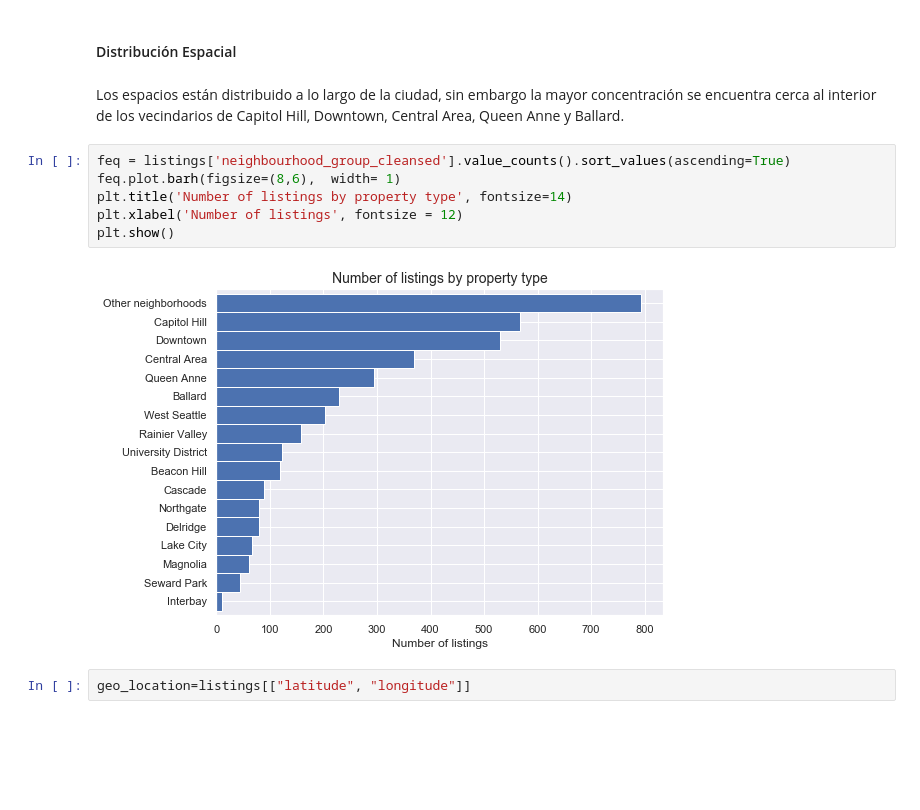
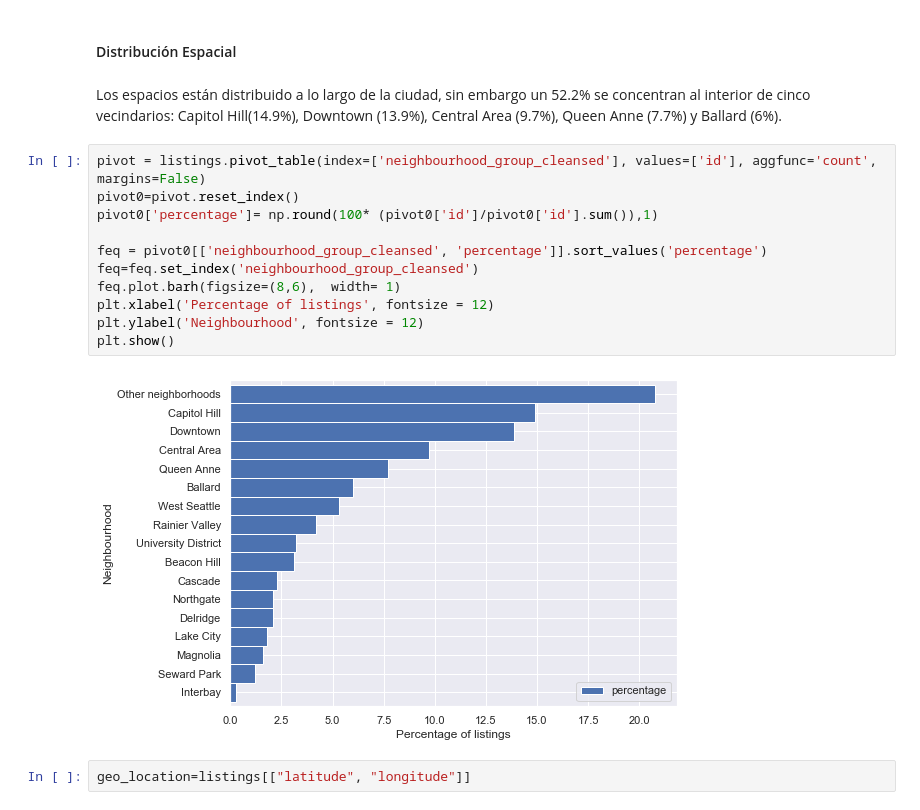
Before and after one commit to anmarphy/Airbnb-Deep-Learning-Pricing-Model, a Jupyter notebook: Part_I.ipynb, the cells around one changed output. Drawn from its saved outputs; the diff is of its cells as text; blank space fills up the shorter version.

```diff
--- a/Part_I.ipynb
+++ b/Part_I.ipynb
@@ -69,15 +69,20 @@ Index(['id', 'listing_url', 'scrape_id', 'last_scraped', 'name', 'summary',
 # %% [markdown]
 #### Distribución Espacial
 # %% [markdown]
-Los espacios están distribuido a lo largo de la ciudad, sin embargo la mayor concentración se encuentra cerca al interior de los vecindarios de Capitol Hill, Downtown, Central Area, Queen Anne y Ballard.
+Los espacios están distribuido a lo largo de la ciudad, sin embargo un 52.2% se concentran al interior de cinco vecindarios: Capitol Hill(14.9%), Downtown (13.9%), Central Area (9.7%), Queen Anne (7.7%) y Ballard (6%).
-# %%
-feq = listings['neighbourhood_group_cleansed'].value_counts().sort_values(ascending=True)
-feq.plot.barh(figsize=(8,6),  width= 1)
-plt.title('Number of listings by property type', fontsize=14)
-plt.xlabel('Number of listings', fontsize = 12)
-plt.show()
-# %% [output]
-[figure, removed]
+# %%
+pivot = listings.pivot_table(index=['neighbourhood_group_cleansed'], values=['id'], aggfunc='count', margins=False)
+pivot0=pivot.reset_index()
+pivot0['percentage']= np.round(100* (pivot0['id']/pivot0['id'].sum()),1)
+
+feq = pivot0[['neighbourhood_group_cleansed', 'percentage']].sort_values('percentage')
+feq=feq.set_index('neighbourhood_group_cleansed')
+feq.plot.barh(figsize=(8,6),  width= 1)
+plt.xlabel('Percentage of listings', fontsize = 12)
+plt.ylabel('Neighbourhood', fontsize = 12)
+plt.show()
+# %% [output]
+[figure, added]
 # %%
 geo_location=listings[["latitude", "longitude"]]
 # %%
```
Also changed, not shown: parts of 4 cells of this notebook, 1 other file.
